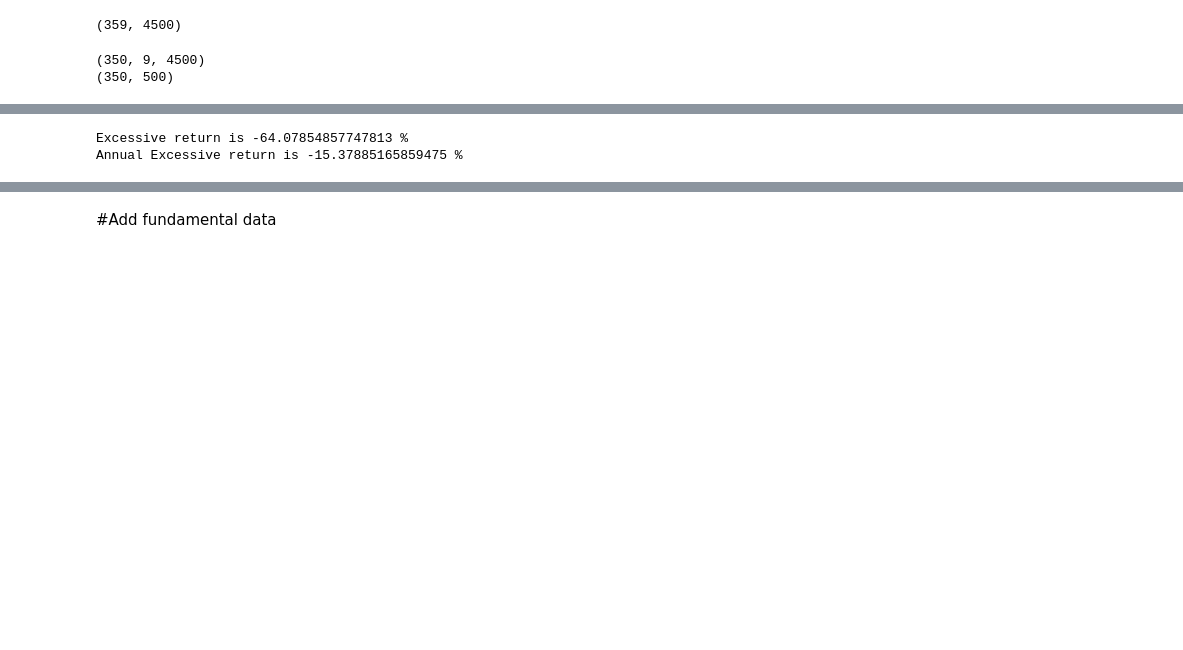
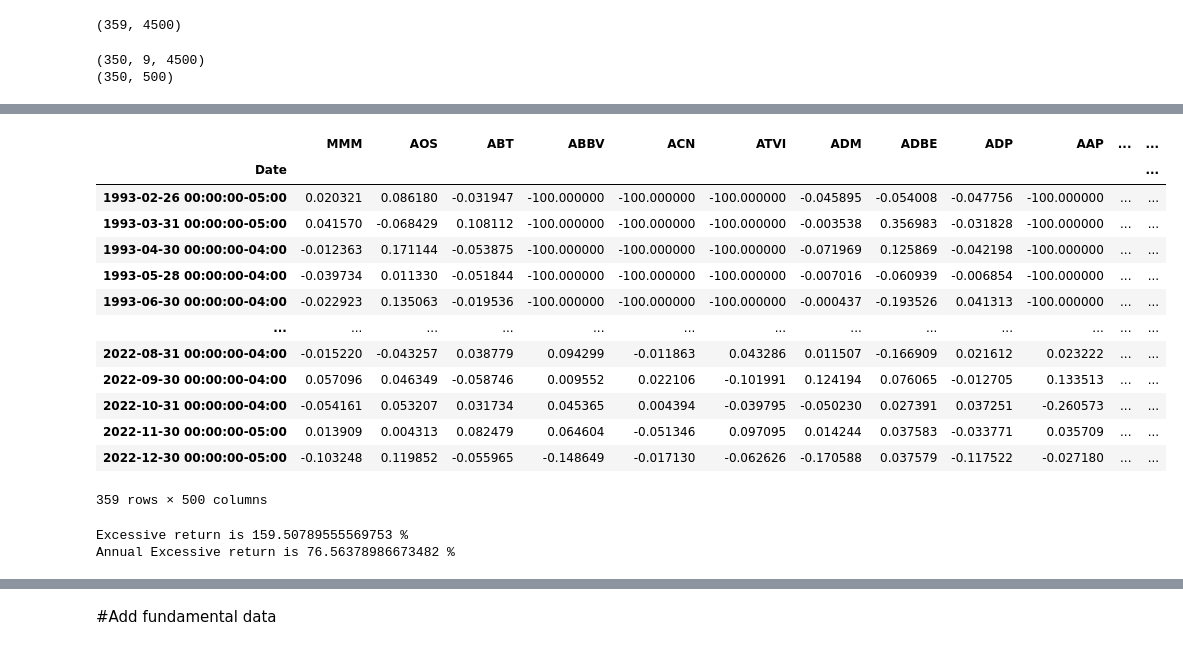
Before and after one commit to YanggWendy/FYP-Portfolio-Management-System, a Jupyter notebook: FYP_Stock_Data.ipynb, the cells around one changed output, grey strips where cells are left out. Cells and saved outputs as stored; diff of their text form; code cells hidden in the pictures; blank space fills up the shorter version.

```diff
--- a/FYP_Stock_Data.ipynb
+++ b/FYP_Stock_Data.ipynb
@@ -1204,10 +1115,25 @@ rmse
 # %%
-#read excessive return
 er_return = pd.read_csv("drive/My Drive/FYP Data/er_return.csv",index_col = 0)
 er_return = er_return.reindex(index=er_return.index[::-1])
+er_return
+# %% [output]
+|  | MMM | AOS | ABT | ABBV | ACN | ATVI | ADM | ADBE | ADP | AAP | ... | ... |
+| Date |  |  |  |  |  |  |  |  |  |  |  | ... |
+| 1993-02-26 00:00:00-05:00 | 0.020321 | 0.086180 | -0.031947 | -100.000000 | -100.000000 | -100.000000 | -0.045895 | -0.054008 | -0.047756 | -100.000000 | ... | ... |
+| 1993-03-31 00:00:00-05:00 | 0.041570 | -0.068429 | 0.108112 | -100.000000 | -100.000000 | -100.000000 | -0.003538 | 0.356983 | -0.031828 | -100.000000 | ... | ... |
+| 1993-04-30 00:00:00-04:00 | -0.012363 | 0.171144 | -0.053875 | -100.000000 | -100.000000 | -100.000000 | -0.071969 | 0.125869 | -0.042198 | -100.000000 | ... | ... |
+| 1993-05-28 00:00:00-04:00 | -0.039734 | 0.011330 | -0.051844 | -100.000000 | -100.000000 | -100.000000 | -0.007016 | -0.060939 | -0.006854 | -100.000000 | ... | ... |
+| 1993-06-30 00:00:00-04:00 | -0.022923 | 0.135063 | -0.019536 | -100.000000 | -100.000000 | -100.000000 | -0.000437 | -0.193526 | 0.041313 | -100.000000 | ... | ... |
+| ... | ... | ... | ... | ... | ... | ... | ... | ... | ... | ... | ... | ... |
+| 2022-08-31 00:00:00-04:00 | -0.015220 | -0.043257 | 0.038779 | 0.094299 | -0.011863 | 0.043286 | 0.011507 | -0.166909 | 0.021612 | 0.023222 | ... | ... |
+| 2022-09-30 00:00:00-04:00 | 0.057096 | 0.046349 | -0.058746 | 0.009552 | 0.022106 | -0.101991 | 0.124194 | 0.076065 | -0.012705 | 0.133513 | ... | ... |
+| 2022-10-31 00:00:00-04:00 | -0.054161 | 0.053207 | 0.031734 | 0.045365 | 0.004394 | -0.039795 | -0.050230 | 0.027391 | 0.037251 | -0.260573 | ... | ... |
+| 2022-11-30 00:00:00-05:00 | 0.013909 | 0.004313 | 0.082479 | 0.064604 | -0.051346 | 0.097095 | 0.014244 | 0.037583 | -0.033771 | 0.035709 | ... | ... |
+| 2022-12-30 00:00:00-05:00 | -0.103248 | 0.119852 | -0.055965 | -0.148649 | -0.017130 | -0.062626 | -0.170588 | 0.037579 | -0.117522 | -0.027180 | ... | ... |
+359 rows × 500 columns
 # %%
 #profit test
-test_period = time[300:]
+test_period = time[n_past+325:]
 
 #calculate the top 10 stock we picked
 stock_selection_index = np.argsort(predictions)[:,-10:]
@@ -1224,7 +1150,7 @@ time_index = 0
 aer = 0
 for stock_list in stock_selection:
   for stock in stock_list:
-    er = er + er_return[stock][300 + time_index]
+    er = er + er_return[stock][325 + n_past + time_index]
   time_index = time_index+1
 
 #aer = math.pow((1+er), 12/len(stock_selection))-1
@@ -1232,8 +1158,8 @@ aer = er*12/len(stock_selection)
 print("Excessive return is", er*100, "%")
 print("Annual Excessive return is", aer*100, "%")
 # %% [output]
-Excessive return is -64.07854857747813 %
-Annual Excessive return is -15.37885165859475 %
+Excessive return is 159.50789555569753 %
+Annual Excessive return is 76.56378986673482 %
 # %%
 stock_selection
 # %% [output]
```
Also changed, not shown: parts of 48 cells of this notebook.
